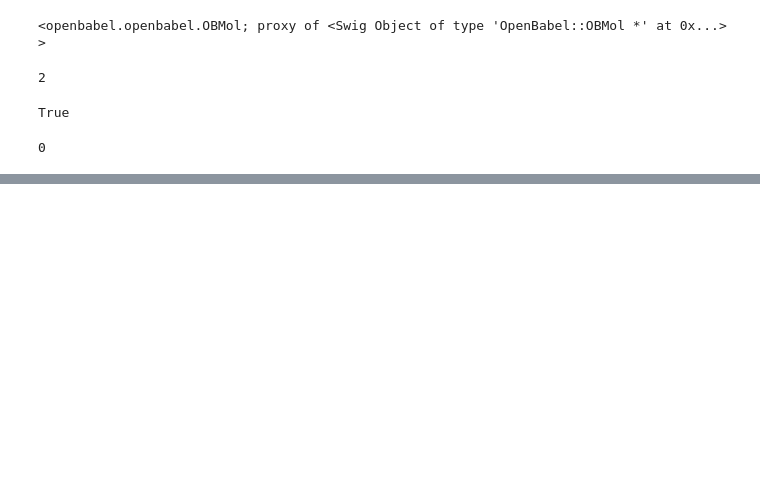
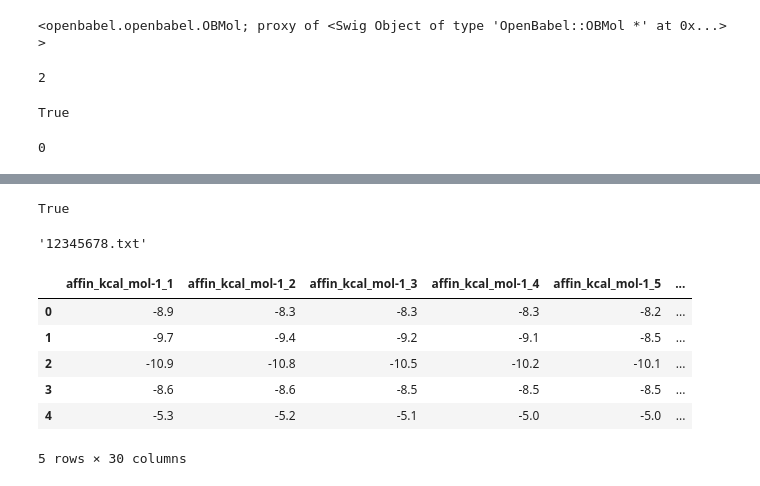
Before and after one commit to Munchic/tinymolecule, a Jupyter notebook: analysis/playground.ipynb, the cells around one changed output, grey strips where cells are left out. Cells and saved outputs as stored; diff of their text form; code cells hidden in the pictures; blank space fills up the shorter version.

```diff
--- a/analysis/playground.ipynb
+++ b/analysis/playground.ipynb
@@ -421,0 +573,4 @@ obConversion.Convert()
+# %%
+np.array(None).shape ==
+# %% [output]
+True
@@ -421,0 +586,4 @@ obConversion.Convert()
+# %%
+change_file_ext("12345678.pdbqt", ext="txt")
+# %% [output]
+'12345678.txt'
@@ -421,0 +655,10 @@ obConversion.Convert()
+# %%
+logs_df.head()
+# %% [output]
+|  | affin_kcal_mol-1_1 | affin_kcal_mol-1_2 | affin_kcal_mol-1_3 | affin_kcal_mol-1_4 | affin_kcal_mol-1_5 | ... |
+| 0 | -8.9 | -8.3 | -8.3 | -8.3 | -8.2 | ... |
+| 1 | -9.7 | -9.4 | -9.2 | -9.1 | -8.5 | ... |
+| 2 | -10.9 | -10.8 | -10.5 | -10.2 | -10.1 | ... |
+| 3 | -8.6 | -8.6 | -8.5 | -8.5 | -8.5 | ... |
+| 4 | -5.3 | -5.2 | -5.1 | -5.0 | -5.0 | ... |
+5 rows × 30 columns
```
Also changed, not shown: parts of 24 cells of this notebook, 3 other files.
